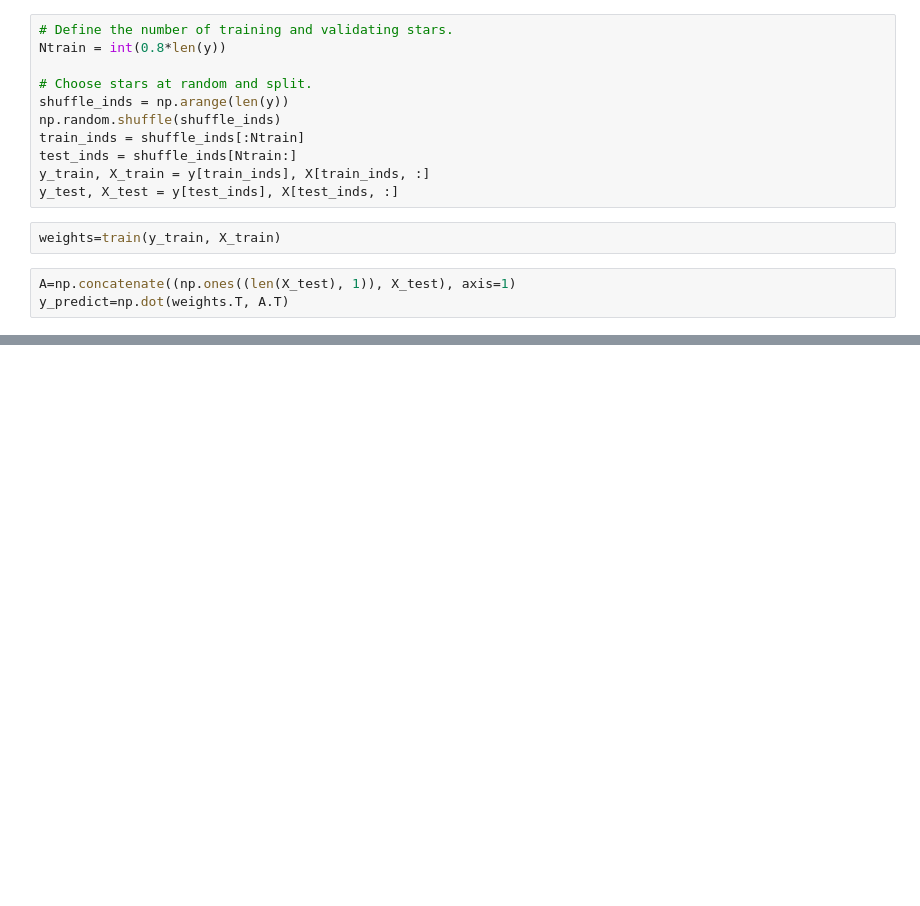
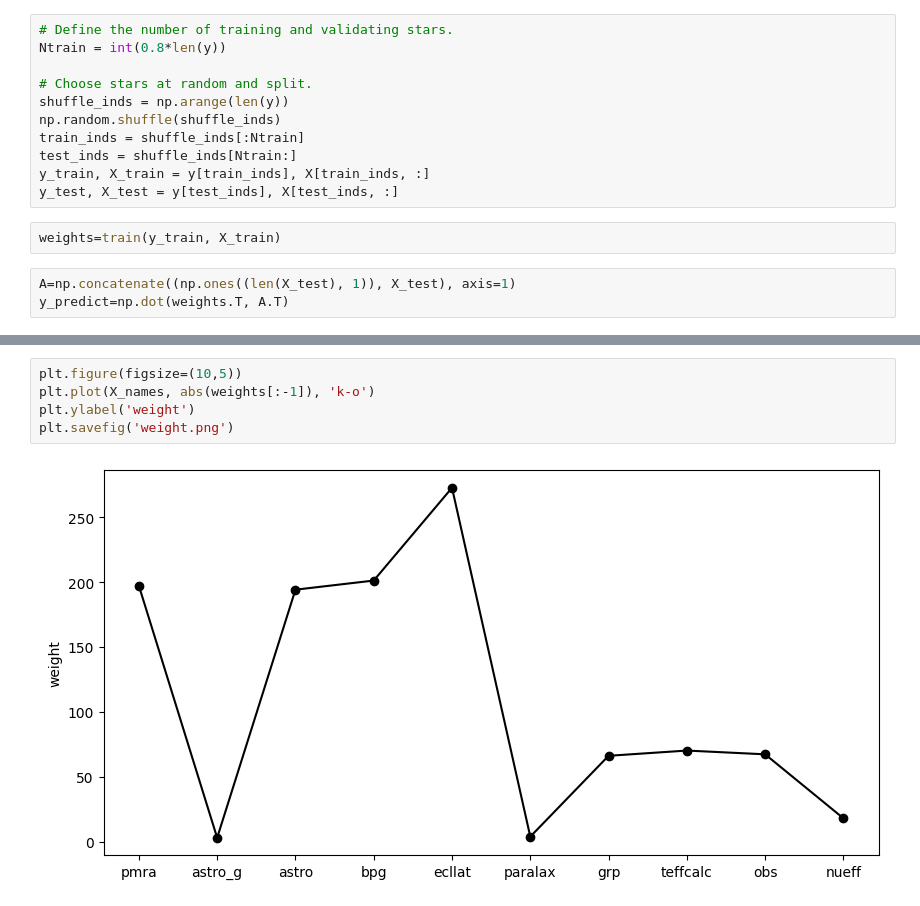
Before and after one commit to BelenKohl/SRMP, a Jupyter notebook: Dec19_Kohl.ipynb, the cells around one changed output, grey strips where cells are left out. Drawn from its saved outputs; the diff is of its cells as text; blank space fills up the shorter version.

```diff
--- a/Dec19_Kohl.ipynb
+++ b/Dec19_Kohl.ipynb
@@ -148,0 +149,7 @@ Text(0, 0.5, 'predicted period')
+# %%
+plt.figure(figsize=(10,5))
+plt.plot(X_names, abs(weights[:-1]), 'k-o')
+plt.ylabel('weight')
+plt.savefig('weight.png')
+# %% [output]
+[figure, added]
```
Also changed, not shown: parts of 4 cells of this notebook.
